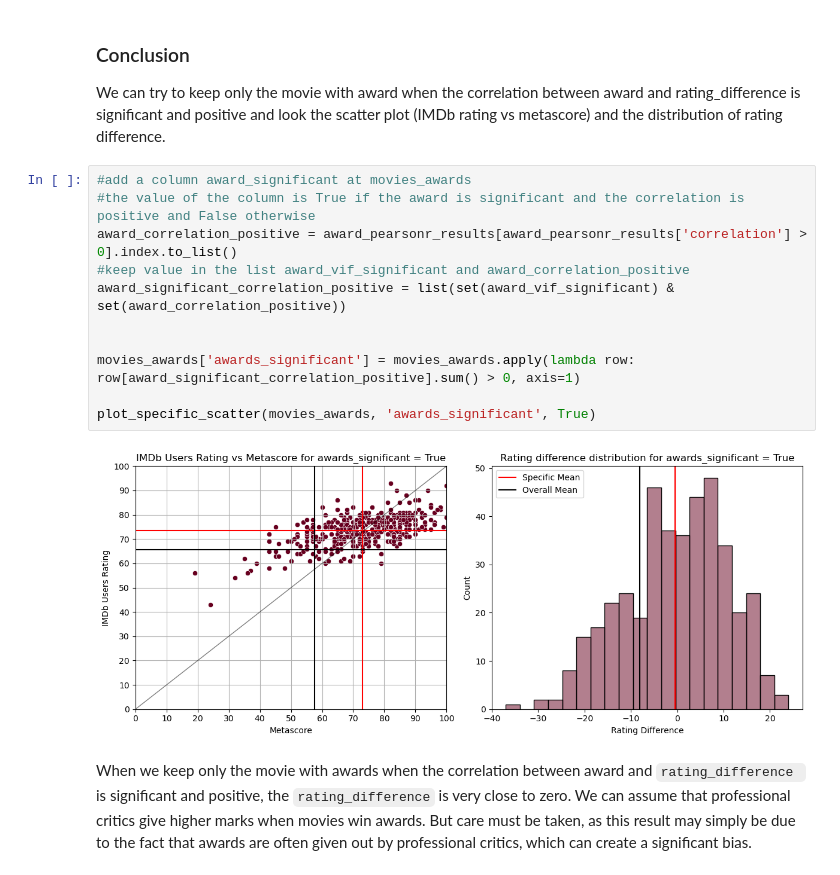
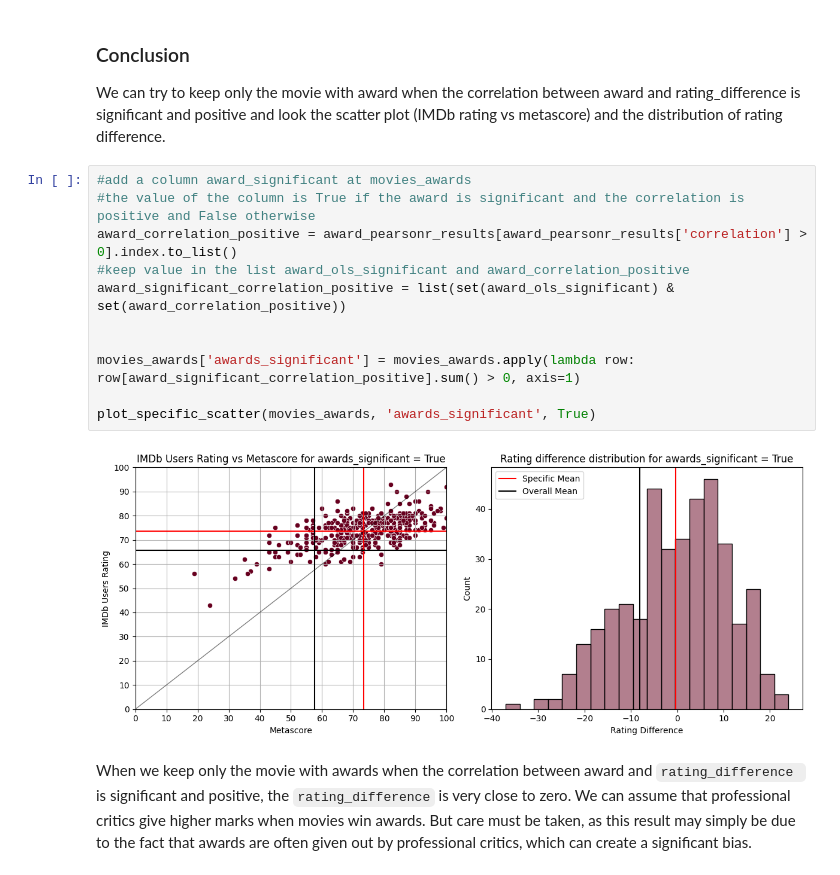
Before and after one commit to epfl-ada/ada-2023-project-radatouille, a Jupyter notebook: milestone_3.ipynb, the cells around one changed output. Saved outputs shown, nothing was run; the diff lists cells and outputs as text.

```diff
--- a/milestone_3.ipynb
+++ b/milestone_3.ipynb
@@ -1879,16 +1879,16 @@ We can try to keep only the movie with award when the correlation between award
 # %%
 #add a column award_significant at movies_awards
 #the value of the column is True if the award is significant and the correlation is positive and False otherwise
 award_correlation_positive = award_pearsonr_results[award_pearsonr_results['correlation'] > 0].index.to_list()
-#keep value in the list award_vif_significant and award_correlation_positive
-award_significant_correlation_positive = list(set(award_vif_significant) & set(award_correlation_positive))
+#keep value in the list award_ols_significant and award_correlation_positive
+award_significant_correlation_positive = list(set(award_ols_significant) & set(award_correlation_positive))
 
 
 movies_awards['awards_significant'] = movies_awards.apply(lambda row: row[award_significant_correlation_positive].sum() > 0, axis=1)
 
 plot_specific_scatter(movies_awards, 'awards_significant', True)
 # %% [output]
-[figure, old version]
+[figure, new version]
 # %% [markdown]
 When we keep only the movie with awards when the correlation between award and  `rating_difference ` is significant and positive, the `rating_difference` is very close to zero. We can assume that professional critics give higher marks when movies win awards. But care must be taken, as this result may simply be due to the fact that awards are often given out by professional critics, which can create a significant bias.
 # %% [markdown]
```
Also changed, not shown: parts of 36 cells of this notebook, 4 other files.
